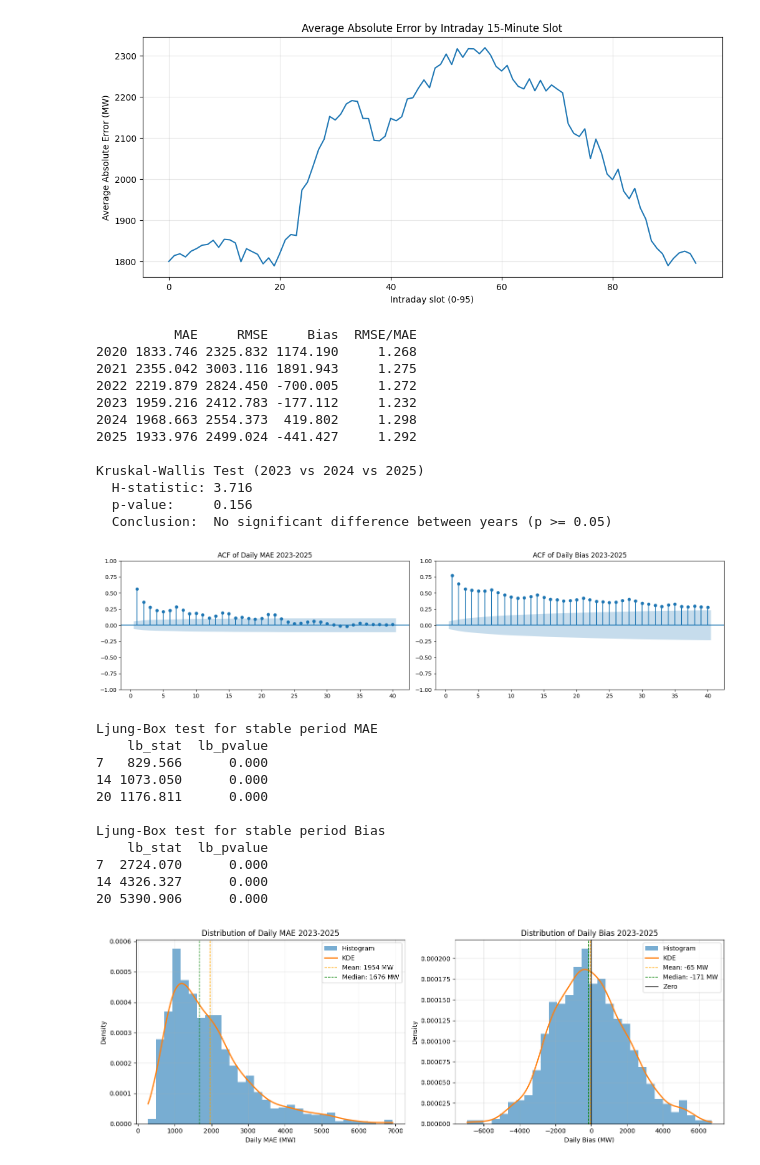
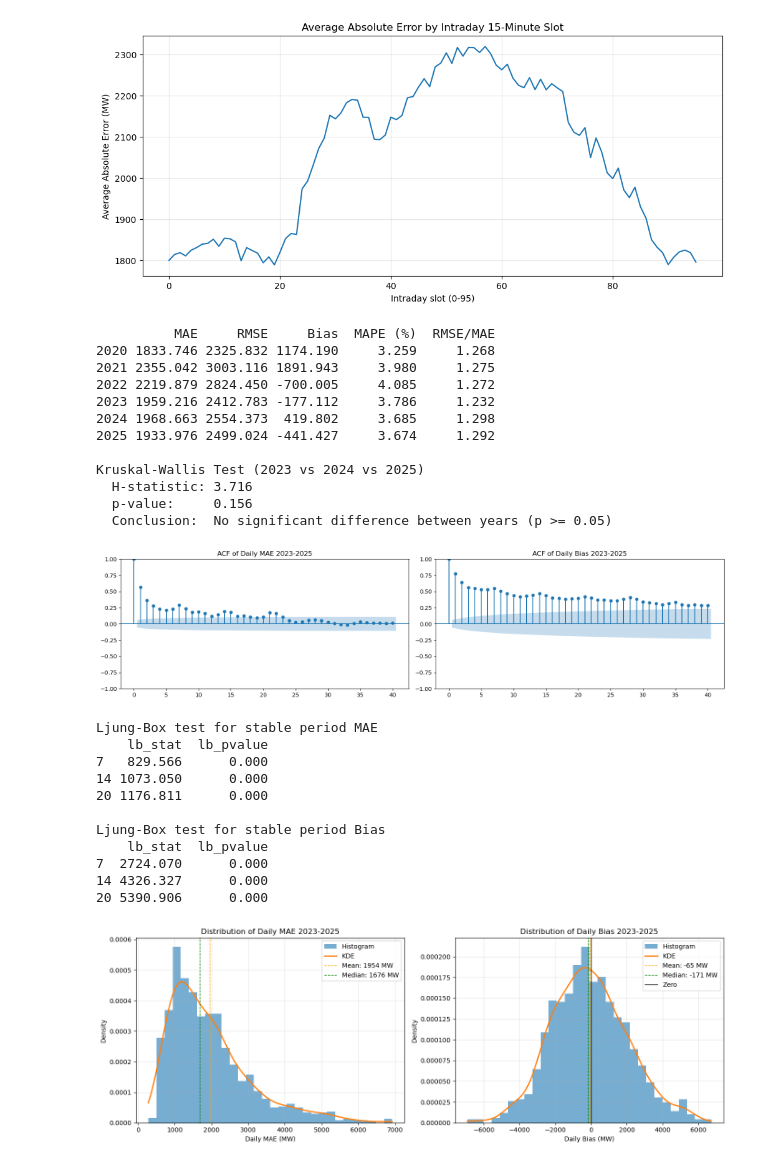
Before and after one commit to bluecake16/MASTER-ESSAY-XIN-DIANA, a Jupyter notebook: Class2_short term.ipynb, the cells around one changed output. Saved outputs shown, nothing was run; the diff lists cells and outputs as text; code cells hidden in the pictures.

```diff
--- a/Class2_short term.ipynb
+++ b/Class2_short term.ipynb
@@ -395,6 +379,7 @@ yearly_stats = df.groupby(df.index.year).apply(
         'MAE': x['error'].abs().mean(),
         'RMSE': np.sqrt((x['error']**2).mean()),
         'Bias': x['error'].mean(),
+        'MAPE (%)': (x['error'].abs() / x['Load']).mean() * 100
     })
 )
 
@@ -421,13 +406,13 @@ print(f"  H-statistic: {stat:.3f}")
 print(f"  p-value:     {p:.3f}")
 print(f"  Conclusion:  {'Significant difference between years (p < 0.05)' if p < 0.05 else 'No significant difference between years (p >= 0.05)'}")
 # %% [output]
-          MAE     RMSE     Bias  RMSE/MAE
-2020 1833.746 2325.832 1174.190     1.268
-2021 2355.042 3003.116 1891.943     1.275
-2022 2219.879 2824.450 -700.005     1.272
-2023 1959.216 2412.783 -177.112     1.232
-2024 1968.663 2554.373  419.802     1.298
-2025 1933.976 2499.024 -441.427     1.292
+          MAE     RMSE     Bias  MAPE (%)  RMSE/MAE
+2020 1833.746 2325.832 1174.190     3.259     1.268
+2021 2355.042 3003.116 1891.943     3.980     1.275
+2022 2219.879 2824.450 -700.005     4.085     1.272
+2023 1959.216 2412.783 -177.112     3.786     1.232
+2024 1968.663 2554.373  419.802     3.685     1.298
+2025 1933.976 2499.024 -441.427     3.674     1.292
 
 Kruskal-Wallis Test (2023 vs 2024 vs 2025)
   H-statistic: 3.716
@@ -436,35 +421,35 @@ Kruskal-Wallis Test (2023 vs 2024 vs 2025)
 # %%
 
 # =========================
 #  stable period 2023-2025 examination
 # =========================
 
 stable_peroid_mae  = daily_mae['2023':'2025'].dropna()
 stable_peroid_bias = daily_bias['2023':'2025'].dropna()
 
 # 5 ACF / serial dependence
 
 fig, axes = plt.subplots(1, 2, figsize=(16, 4))
 
-plot_acf(stable_peroid_mae, lags=40, ax=axes[0],zero=False)
+plot_acf(stable_peroid_mae, lags=40, ax=axes[0])
 axes[0].set_title("ACF of Daily MAE 2023-2025")
 
-plot_acf(stable_peroid_bias, lags=40, ax=axes[1],zero=False)
+plot_acf(stable_peroid_bias, lags=40, ax=axes[1])
 axes[1].set_title("ACF of Daily Bias 2023-2025")
 
 plt.tight_layout()
 plt.show()
 
 # Ljung-Box
 lb_mae = acorr_ljungbox(stable_peroid_mae, lags=[7, 14, 20], return_df=True)
 lb_bias = acorr_ljungbox(stable_peroid_bias, lags=[7, 14, 20], return_df=True)
 
 print("Ljung-Box test for stable period MAE")
 print(lb_mae)
 print("\nLjung-Box test for stable period Bias")
 print(lb_bias)
 # %% [output]
-[figure, old version]
+[figure, new version]
 Ljung-Box test for stable period MAE
     lb_stat  lb_pvalue
 7   829.566      0.000
```
Also changed, not shown: parts of 21 cells of this notebook, 4 other files.
